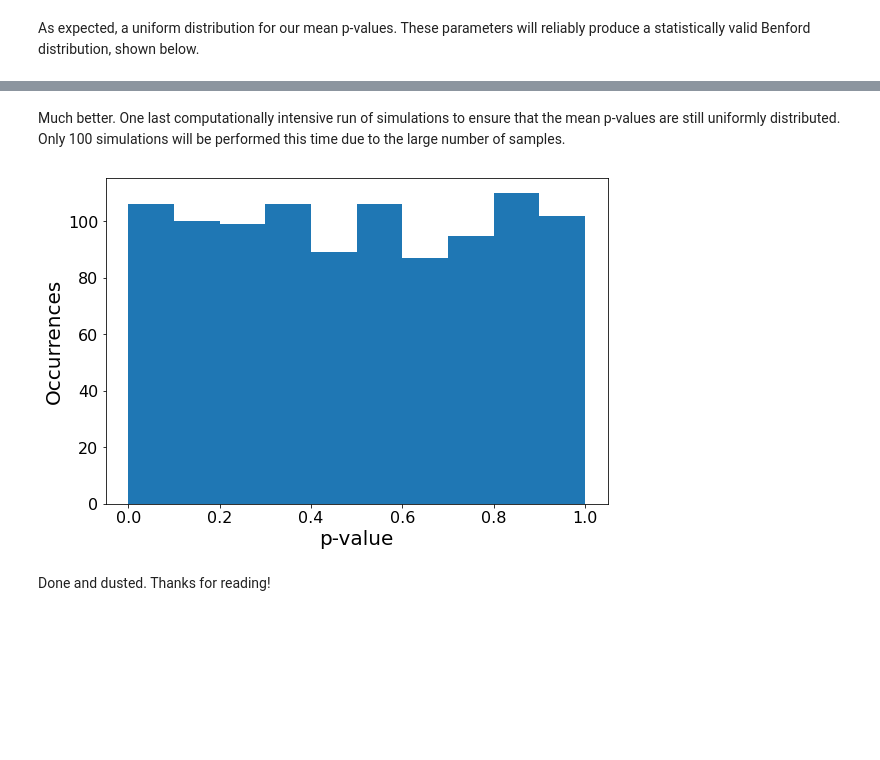
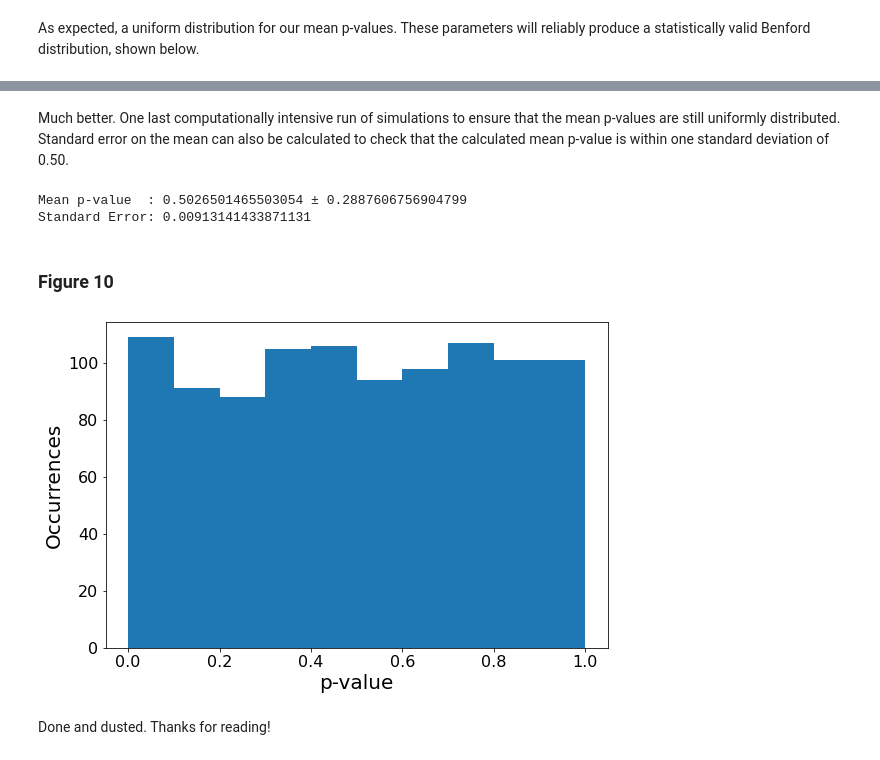
Before and after one commit to JohnMcGrane/Simulating_Benford, a Jupyter notebook: MonteCarloBenford.ipynb, the cells around one changed output, grey strips where cells are left out. Drawn from its saved outputs; the diff is of its cells as text; code cells hidden in the pictures; blank space fills up the shorter version.

```diff
--- a/MonteCarloBenford.ipynb
+++ b/MonteCarloBenford.ipynb
@@ -192,10 +207,18 @@ showBenford(simulateBenford(samples=100000,oom=10,ulresets=9))
 # %% [markdown]
-Much better. One last computationally intensive run of simulations to ensure that the mean p-values are still uniformly distributed. Only 100 simulations will be performed this time due to the large number of samples.
+Much better. One last computationally intensive run of simulations to ensure that the mean p-values are still uniformly distributed. Standard error on the mean can also be calculated to check that the calculated mean p-value is within one standard deviation of 0.50.
 # %%
-pvals100k, chi2_100k = n_simulations(n_sims = 100, samples = 100000, oom = 10, ulresets = 9, output = False)
+pvals100k, chi2_100k = n_simulations(n_sims = 1000, samples = 100000, oom = 10, ulresets = 9, output = False)
+# %%
+print(f"Mean p-value  : {np.mean(pvals100k)} ± {np.std(pvals100k)}")
+print(f"Standard Error: {np.std(pvals100k)/np.sqrt(pvals100k.size)}")
+# %% [output]
+Mean p-value  : 0.5026501465503054 ± 0.2887606756904799
+Standard Error: 0.00913141433871131
+# %% [markdown]
+### Figure 10
 # %%
-pval_graph(pvals1k_2)
+pval_graph(pvals100k)
 # %% [output]
-[figure, old version]
+[figure, new version]
 # %% [markdown]
 Done and dusted. Thanks for reading!
```
Also changed, not shown: parts of 22 cells of this notebook.
